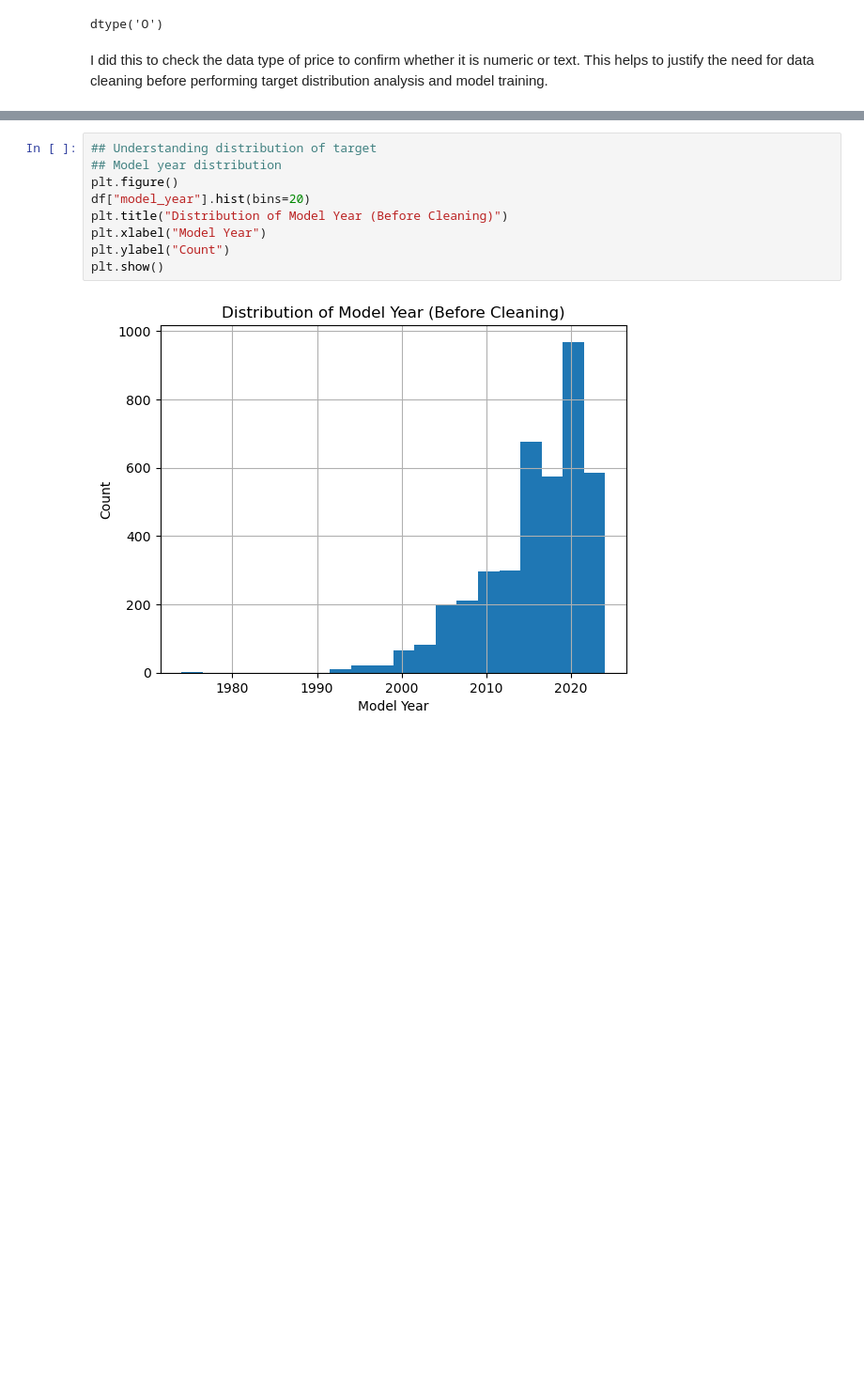
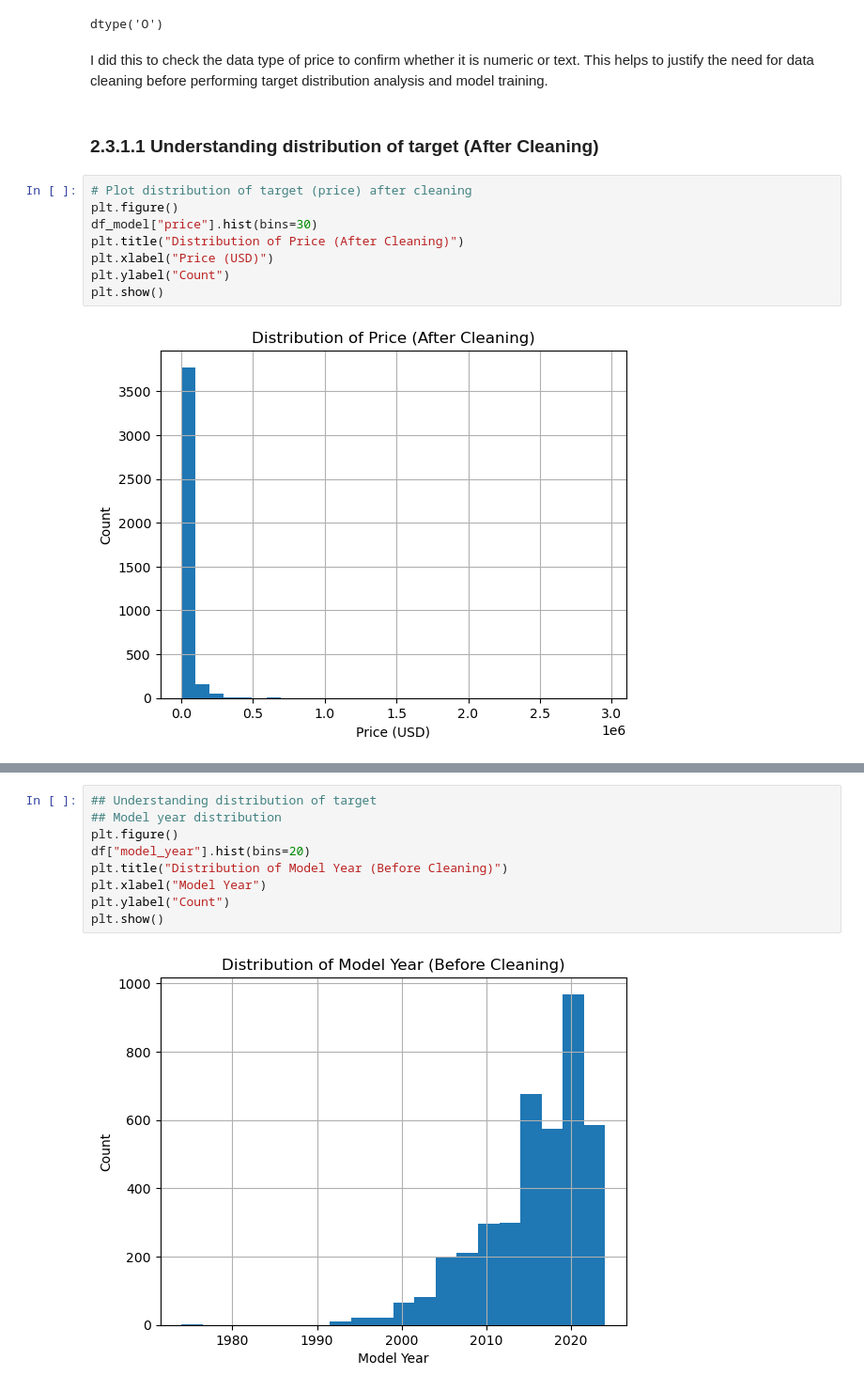
Before and after one commit to Amirul36/mldp-used-car-price, a Jupyter notebook: MLDP Program Codes Submission Template.ipynb, the cells around one changed output, grey strips where cells are left out. Shown at 94% size. Saved outputs shown, nothing was run; the diff lists cells and outputs as text; blank space fills up the shorter version.

```diff
--- a/MLDP Program Codes Submission Template.ipynb
+++ b/MLDP Program Codes Submission Template.ipynb
@@ -201,3 +201,15 @@ df["price"].dtype
 dtype('O')
 # %% [markdown]
 I did this to check the data type of price to confirm whether it is numeric or text. This helps to justify the need for data cleaning before performing target distribution analysis and model training.
+# %% [markdown]
+### 2.3.1.1 Understanding distribution of target (After Cleaning)
+# %%
+# Plot distribution of target (price) after cleaning
+plt.figure()
+df_model["price"].hist(bins=30)
+plt.title("Distribution of Price (After Cleaning)")
+plt.xlabel("Price (USD)")
+plt.ylabel("Count")
+plt.show()
+# %% [output]
+[figure, added]
```
Also changed, not shown: parts of 50 cells of this notebook.
